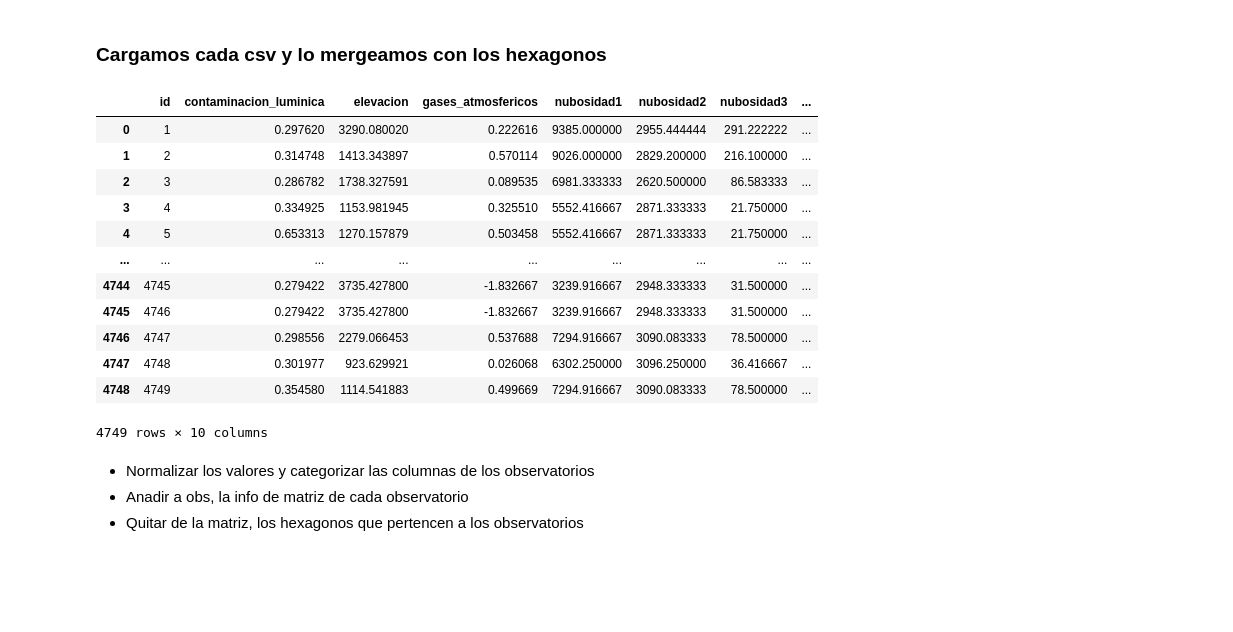
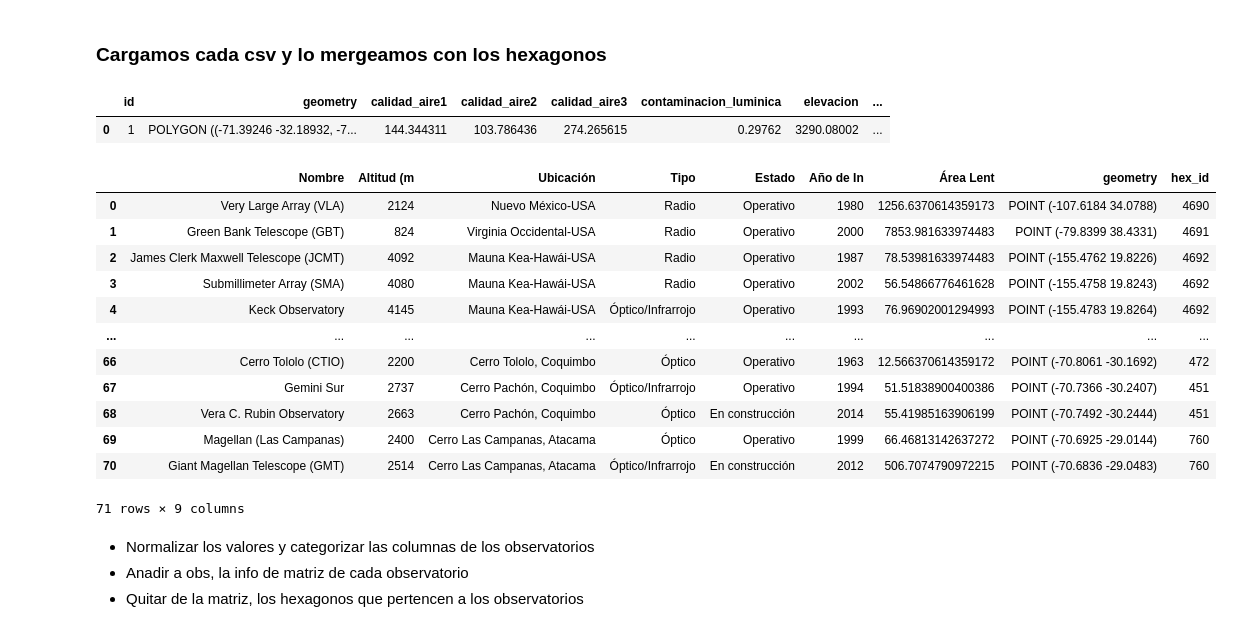
Before and after one commit to ChrisKmilo/Geoespatial-Project, a Jupyter notebook: Proyecto.ipynb, the cells around one changed output. Cells and saved outputs as stored; diff of their text form; code cells hidden in the pictures; blank space fills up the shorter version.

```diff
--- a/Proyecto.ipynb
+++ b/Proyecto.ipynb
@@ -147,17 +129,20 @@ def create_hex_grid(gdf, hex_radius):
+# %%
+# hexagonos.to_file("Datos/Hexagonos/ch/hexagonos_chile.shp", driver='ESRI Shapefile')
+hexagonos = gpd.read_file("Datos/Hexagonos/ch/hexagonos_chile.shp").to_crs(epsg=4326)
 # %% [markdown]
 ### Obtenemos los hexagonos para los observatorios fuera de Chile
 # %%
-# #obtenemos los id de los hexagonos donde estan los observatorios
-# obs_chile = obs[obs.geometry.within(hex_grid.unary_union)]
-# obs_chile = obs_chile.reset_index(drop=True)
-# obs_chile.head(1)
+#obtenemos los id de los hexagonos donde estan los observatorios
+obs_chile = obs[obs.geometry.within(hexagonos.unary_union)]
+obs_chile = obs_chile.reset_index(drop=True)
+obs_chile.head(1)
 # %% [output]
 |  | Nombre | Altitud (m | Ubicación | Tipo | Estado | Año de In | Área Lent | geometry |
 | 0 | ALMA | 5000 | Llano de Chajnantor, Antofagasta | Radio | Operativo | 2003 | 41001.06121734071 | POINT (-67.7546 -23.0221) |
 # %%
-# # a obs le quitamos los observatorios que estan en obs_chile
-# obs = obs[~obs.geometry.within(hex_grid.unary_union)]
-# obs.head(1)
+# a obs le quitamos los observatorios que estan en obs_chile
+obs = obs[~obs.geometry.within(hexagonos.unary_union)]
+obs.head(1)
 # %% [output]
 |  | Nombre | Altitud (m | Ubicación | Tipo | Estado | Año de In | Área Lent | geometry |
 | 11 | Very Large Array (VLA) | 2124 | Nuevo México-USA | Radio | Operativo | 1980 | 1256.6370614359173 | POINT (-107.6184 34.0788) |
@@ -358,28 +345,30 @@ tasks.append(export_satellite_band_to_hexagons(asset_path, image, 'Map', "uso_su
 # %% [markdown]
 ### Cargamos cada csv y lo mergeamos con los hexagonos
 # %%
-matriz = pd.DataFrame()
-matriz['id'] = hexagonos['id']
-files = glob.glob("Datos/satelites/*.csv")
+files = glob("Datos/satelites/*.csv")
 for file in files:
     columna = file.split("\\")[1].split(".")[0]
-    matriz[columna] = pd.read_csv(file, index_col=0)['mean'].values
+    hexagonos[columna] = pd.read_csv(file, index_col=0)['mean'].values
+hexagonos.head(1)
+# %% [output]
+|  | id | geometry | calidad_aire1 | calidad_aire2 | calidad_aire3 | contaminacion_luminica | elevacion | ... |
+| 0 | 1 | POLYGON ((-71.39246 -32.18932, -7... | 144.344311 | 103.786436 | 274.265615 | 0.29762 | 3290.08002 | ... |
-# %%
-matriz
-# %% [output]
-|  | id | contaminacion_luminica | elevacion | gases_atmosfericos | nubosidad1 | nubosidad2 | nubosidad3 | ... |
-| 0 | 1 | 0.297620 | 3290.080020 | 0.222616 | 9385.000000 | 2955.444444 | 291.222222 | ... |
-| 1 | 2 | 0.314748 | 1413.343897 | 0.570114 | 9026.000000 | 2829.200000 | 216.100000 | ... |
-| 2 | 3 | 0.286782 | 1738.327591 | 0.089535 | 6981.333333 | 2620.500000 | 86.583333 | ... |
-| 3 | 4 | 0.334925 | 1153.981945 | 0.325510 | 5552.416667 | 2871.333333 | 21.750000 | ... |
-| 4 | 5 | 0.653313 | 1270.157879 | 0.503458 | 5552.416667 | 2871.333333 | 21.750000 | ... |
-| ... | ... | ... | ... | ... | ... | ... | ... | ... |
-| 4744 | 4745 | 0.279422 | 3735.427800 | -1.832667 | 3239.916667 | 2948.333333 | 31.500000 | ... |
-| 4745 | 4746 | 0.279422 | 3735.427800 | -1.832667 | 3239.916667 | 2948.333333 | 31.500000 | ... |
-| 4746 | 4747 | 0.298556 | 2279.066453 | 0.537688 | 7294.916667 | 3090.083333 | 78.500000 | ... |
-| 4747 | 4748 | 0.301977 | 923.629921 | 0.026068 | 6302.250000 | 3096.250000 | 36.416667 | ... |
-| 4748 | 4749 | 0.354580 | 1114.541883 | 0.499669 | 7294.916667 | 3090.083333 | 78.500000 | ... |
-4749 rows × 10 columns
+# %%
+obs
+# %% [output]
+|  | Nombre | Altitud (m | Ubicación | Tipo | Estado | Año de In | Área Lent | geometry | hex_id |
+| 0 | Very Large Array (VLA) | 2124 | Nuevo México-USA | Radio | Operativo | 1980 | 1256.6370614359173 | POINT (-107.6184 34.0788) | 4690 |
+| 1 | Green Bank Telescope (GBT) | 824 | Virginia Occidental-USA | Radio | Operativo | 2000 | 7853.981633974483 | POINT (-79.8399 38.4331) | 4691 |
+| 2 | James Clerk Maxwell Telescope (JCMT) | 4092 | Mauna Kea-Hawái-USA | Radio | Operativo | 1987 | 78.53981633974483 | POINT (-155.4762 19.8226) | 4692 |
+| 3 | Submillimeter Array (SMA) | 4080 | Mauna Kea-Hawái-USA | Radio | Operativo | 2002 | 56.54866776461628 | POINT (-155.4758 19.8243) | 4692 |
+| 4 | Keck Observatory | 4145 | Mauna Kea-Hawái-USA | Óptico/Infrarrojo | Operativo | 1993 | 76.96902001294993 | POINT (-155.4783 19.8264) | 4692 |
+| ... | ... | ... | ... | ... | ... | ... | ... | ... | ... |
+| 66 | Cerro Tololo (CTIO) | 2200 | Cerro Tololo, Coquimbo | Óptico | Operativo | 1963 | 12.566370614359172 | POINT (-70.8061 -30.1692) | 472 |
+| 67 | Gemini Sur | 2737 | Cerro Pachón, Coquimbo | Óptico/Infrarrojo | Operativo | 1994 | 51.51838900400386 | POINT (-70.7366 -30.2407) | 451 |
+| 68 | Vera C. Rubin Observatory | 2663 | Cerro Pachón, Coquimbo | Óptico | En construcción | 2014 | 55.41985163906199 | POINT (-70.7492 -30.2444) | 451 |
+| 69 | Magellan (Las Campanas) | 2400 | Cerro Las Campanas, Atacama | Óptico | Operativo | 1999 | 66.46813142637272 | POINT (-70.6925 -29.0144) | 760 |
+| 70 | Giant Magellan Telescope (GMT) | 2514 | Cerro Las Campanas, Atacama | Óptico/Infrarrojo | En construcción | 2012 | 506.7074790972215 | POINT (-70.6836 -29.0483) | 760 |
+71 rows × 9 columns
 # %% [markdown]
 - Normalizar los valores y categorizar las columnas de los observatorios
 - Anadir a obs, la info de matriz de cada observatorio
```
Also changed, not shown: parts of 6 cells of this notebook, 13 other files.
